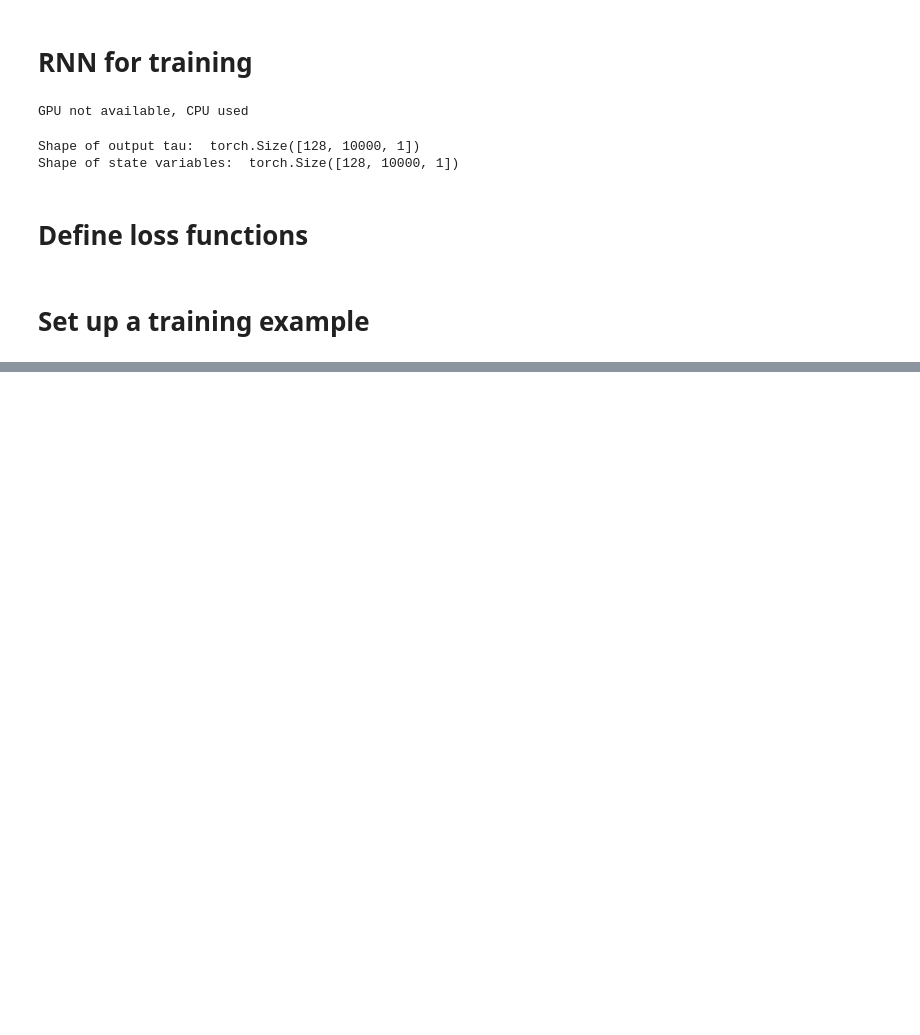
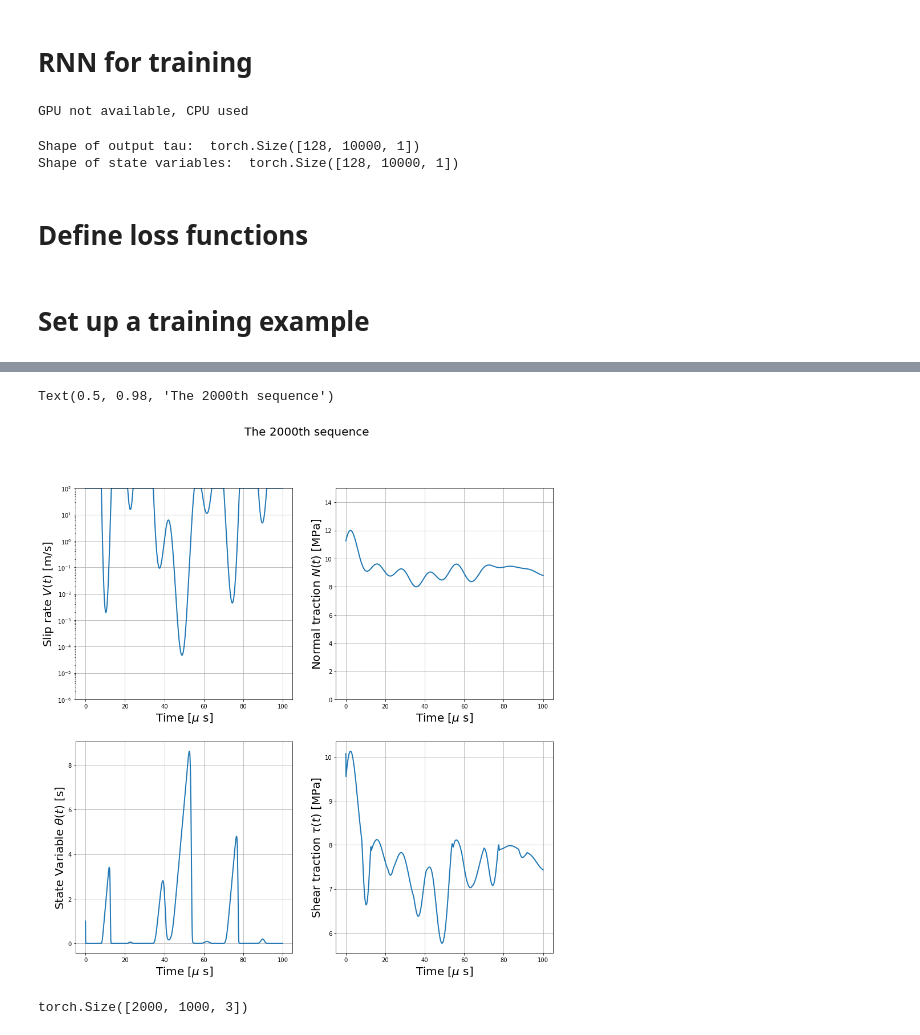
Before and after one commit to Shengduo/RateStateFrictionTraining, a Jupyter notebook: Trial.ipynb, the cells around one changed output, grey strips where cells are left out. Drawn from its saved outputs; the diff is of its cells as text; code cells hidden in the pictures; blank space fills up the shorter version.

```diff
--- a/Trial.ipynb
+++ b/Trial.ipynb
@@ -649,0 +681,48 @@ vars(trainDataLoader)
+# %%
+# Plot the predicted curve for sequence [idx]
+idx = 100
+f, axs = plt.subplots(2, 2, figsize = (15, 15))
+XAll_test = XAll[testDataSet.indices].float()
+VAll_test = VAll[testDataSet.indices].float()
+thetaAll_test = thetaAll[testDataSet.indices].float()
+NAll_test = NAll[testDataSet.indices].float()
+sAll_test = sAll[testDataSet.indices].float()
+
+tauAll_test_true = tauAll[testDataSet.indices].float()
+tauAll_test_pred, hiddenAll_test_pred = trainedModel(XAll_test)
+tauAll_test_pred = tauAll_test_pred.reshape([tauAll_test_pred.shape[0], XAll_test.shape[1]])
+
+# Plot V(t)
+axs[0][0].semilogy(1e6 * t, VAll_test[idx, :], linewidth=2.0)
+axs[0][0].set_xlabel('Time [$\mu$ s]', fontsize=20)
+axs[0][0].set_ylabel('Slip rate $V(t)\  \mathrm{[m/s]}$', fontsize=20)
+axs[0][0].set_ylim([1e-6, 1e2])
+axs[0][0].grid()
+
+# Plot N(t)
+axs[0][1].plot(1e6 * t, NAll_test[idx, :], linewidth=2.0)
+axs[0][1].set_xlabel('Time [$\mu$ s]', fontsize=20)
+axs[0][1].set_ylabel('Normal traction $N(t)\ \mathrm{[MPa]}$', fontsize=20)
+axs[0][1].set_ylim([0, 15])
+axs[0][1].grid()
+
+# Plot theta(t)
+axs[1][0].plot(1e6 * t, thetaAll[sample_idx, :], linewidth=2.0)
+axs[1][0].set_xlabel('Time [$\mu$ s]', fontsize=20)
+axs[1][0].set_ylabel('State Variable $\\theta(t)\ \mathrm{[s]}$', fontsize=20)
+axs[1][0].grid()
+
+# Plot \tau(t)
+axs[1][1].plot(1e6 * t, tauAll[sample_idx, :], linewidth=2.0)
+axs[1][1].set_xlabel('Time [$\mu$ s]', fontsize=20)
+axs[1][1].set_ylabel('Shear traction $\\tau(t)\ \mathrm{[MPa]}$', fontsize=20)
+axs[1][1].grid()
+
+f.suptitle("The " + str(sample_idx) + "th sequence", fontsize = 20)
+# %% [output]
+Text(0.5, 0.98, 'The 2000th sequence')
+[figure, added]
+# %%
+XAll_test.shape
+# %% [output]
+torch.Size([2000, 1000, 3])
```
Also changed, not shown: parts of 13 cells of this notebook.
